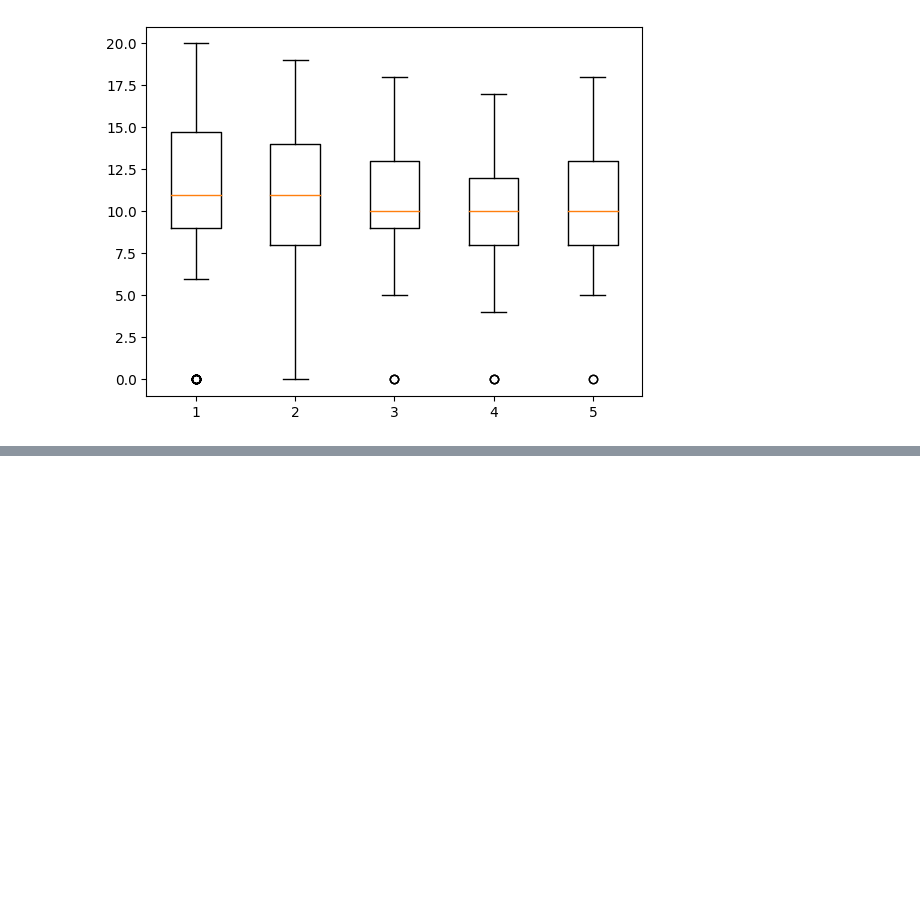
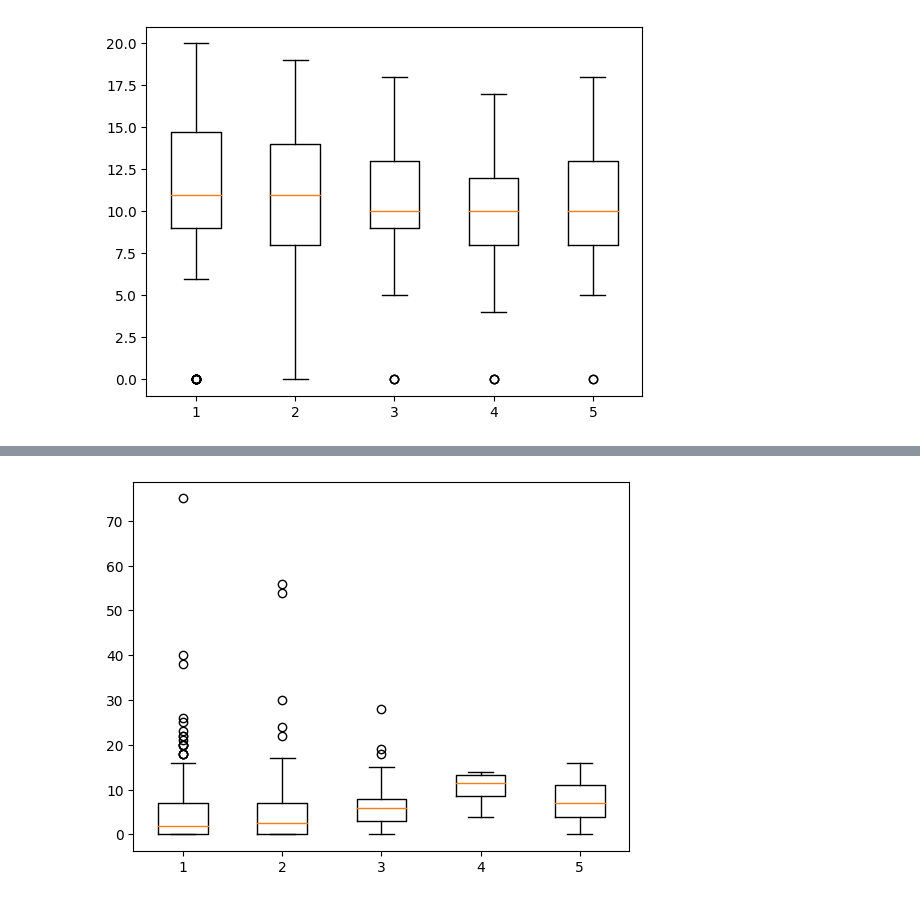
Before and after one commit to KeterWen/22FALL_ECE143_GROUP13, a Jupyter notebook: exploration/Alcohol_Effect.ipynb, the cells around one changed output, grey strips where cells are left out. Cells and saved outputs as stored; diff of their text form; code cells hidden in the pictures; blank space fills up the shorter version.

```diff
--- a/exploration/Alcohol_Effect.ipynb
+++ b/exploration/Alcohol_Effect.ipynb
@@ -90,0 +98,5 @@ t = matplotlib.pyplot.boxplot(d)
+# %%
+d = plot_box("Dalc", "absences")
+t = matplotlib.pyplot.boxplot(d)
+# %% [output]
+[figure, added]
```
Also changed, not shown: parts of 2 cells of this notebook, 2 other files.
